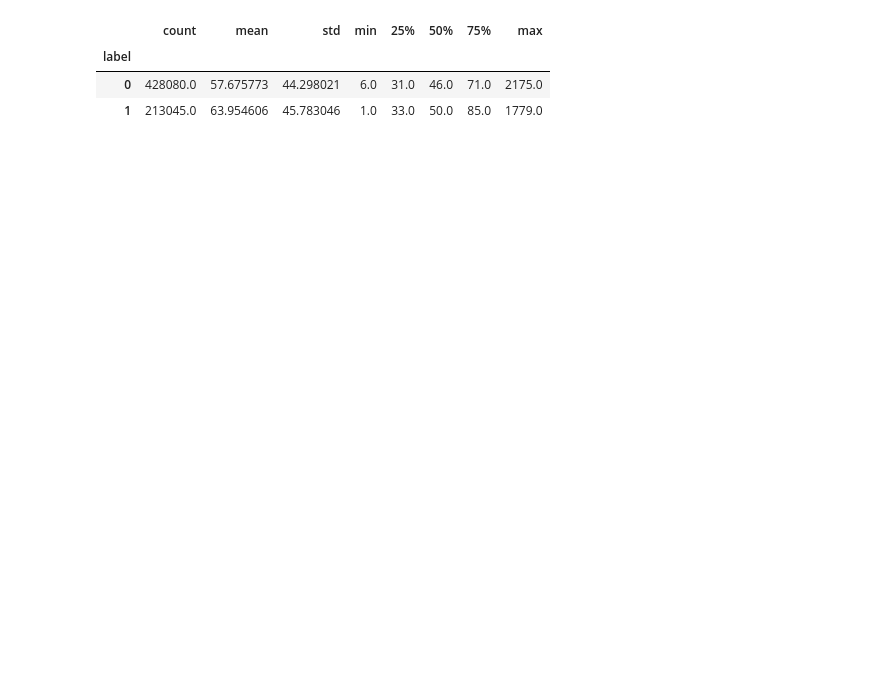
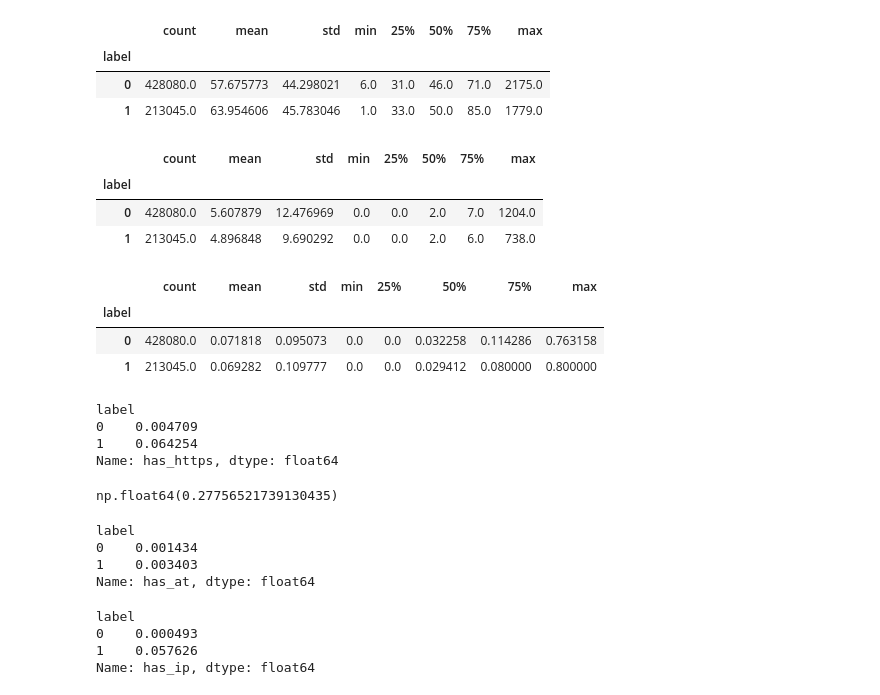
Before and after one commit to DevAnnafi/Malicious_Url_Classifier, a Jupyter notebook: notebooks/01_eda.ipynb, the cells around one changed output. Cells and saved outputs as stored; diff of their text form; code cells hidden in the pictures; blank space fills up the shorter version.

```diff
--- a/notebooks/01_eda.ipynb
+++ b/notebooks/01_eda.ipynb
@@ -289,3 +286,48 @@ df.groupby("label")["url_length"].describe()
 | label |  |  |  |  |  |  |  |  |
 | 0 | 428080.0 | 57.675773 | 44.298021 | 6.0 | 31.0 | 46.0 | 71.0 | 2175.0 |
 | 1 | 213045.0 | 63.954606 | 45.783046 | 1.0 | 33.0 | 50.0 | 85.0 | 1779.0 |
+# %%
+df["digit_count"] = df["url"].str.count(r"\d")
+df.groupby("label")["digit_count"].describe()
+# %% [output]
+|  | count | mean | std | min | 25% | 50% | 75% | max |
+| label |  |  |  |  |  |  |  |  |
+| 0 | 428080.0 | 5.607879 | 12.476969 | 0.0 | 0.0 | 2.0 | 7.0 | 1204.0 |
+| 1 | 213045.0 | 4.896848 | 9.690292 | 0.0 | 0.0 | 2.0 | 6.0 | 738.0 |
+# %%
+df["digit_ratio"] = df["digit_count"] / df["url_length"]
+df.groupby("label")["digit_ratio"].describe()
+# %% [output]
+|  | count | mean | std | min | 25% | 50% | 75% | max |
+| label |  |  |  |  |  |  |  |  |
+| 0 | 428080.0 | 0.071818 | 0.095073 | 0.0 | 0.0 | 0.032258 | 0.114286 | 0.763158 |
+| 1 | 213045.0 | 0.069282 | 0.109777 | 0.0 | 0.0 | 0.029412 | 0.080000 | 0.800000 |
+# %%
+df["has_https"] = df["url"].str.startswith("https")
+df.groupby("label")["has_https"].mean()
+# %% [output]
+label
+0    0.004709
+1    0.064254
+Name: has_https, dtype: float64
+# %%
+df["url"].head(20)
+df["url"].str.startswith(("http://", "https://")).mean()
+# %% [output]
+np.float64(0.27756521739130435)
+# %%
+df["has_at"] = df["url"].str.contains("@")
+df.groupby("label")["has_at"].mean()
+# %% [output]
+label
+0    0.001434
+1    0.003403
+Name: has_at, dtype: float64
+# %%
+df["has_ip"] = df["url"].str.contains(r"(?:\d{1,3}\.){3}\d{1,3}")
+df.groupby("label")["has_ip"].mean()
+# %% [output]
+label
+0    0.000493
+1    0.057626
+Name: has_ip, dtype: float64
```
Also changed, not shown: parts of 8 cells of this notebook, 3 other files.
